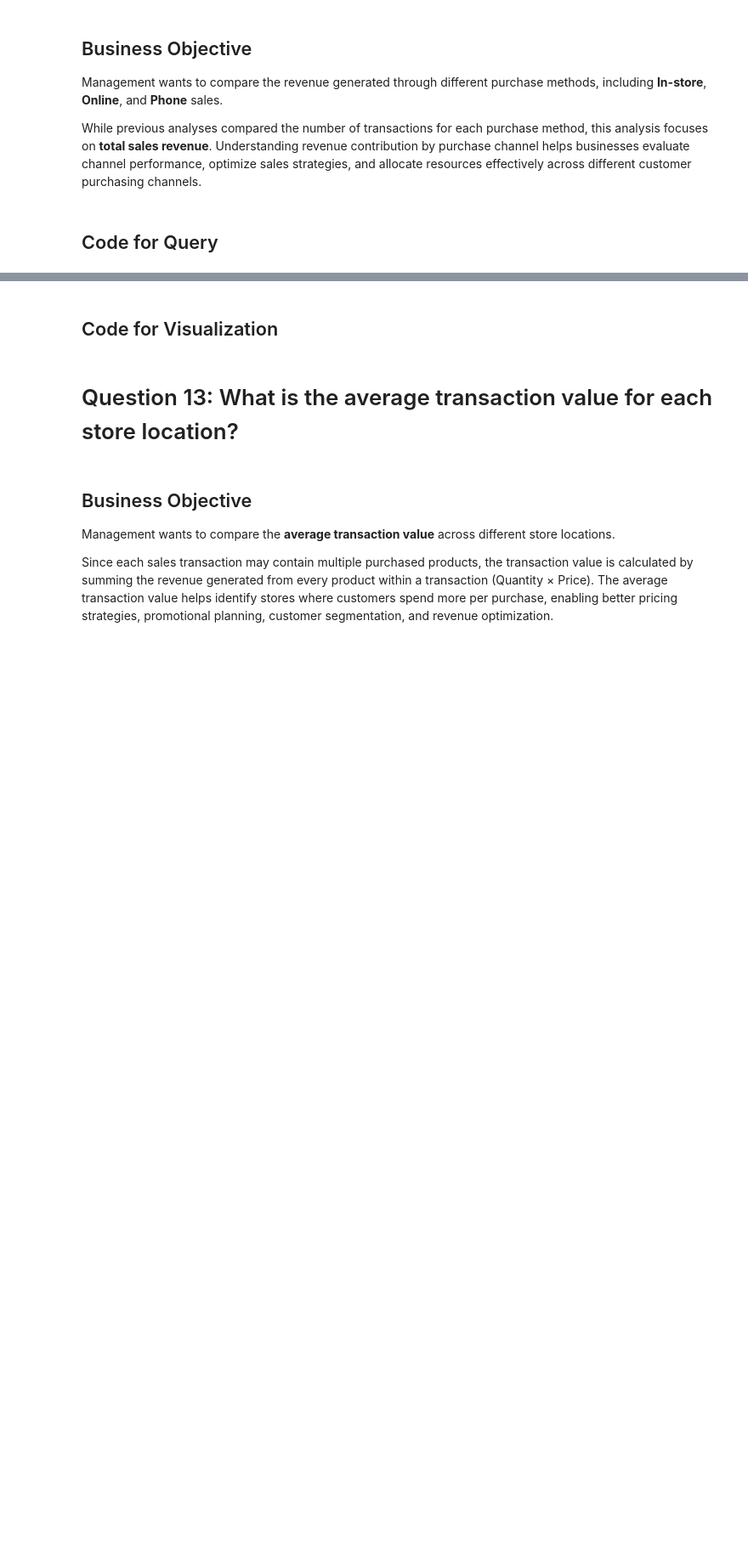
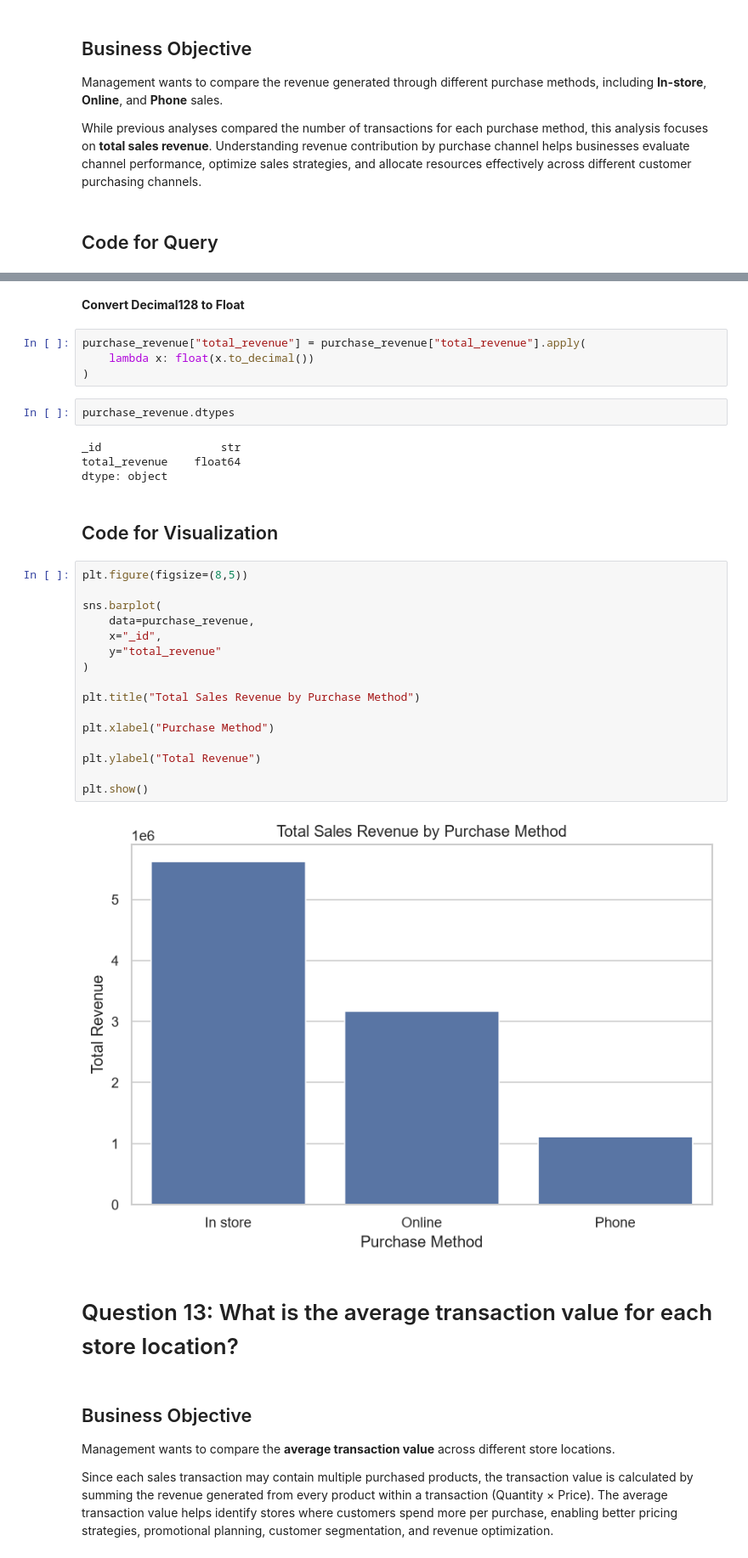
Before and after one commit to thanuja-reddi/MongoDB_EDA_Case_Study, a Jupyter notebook: notebooks/homework_casestudy_questions.ipynb, the cells around one changed output, grey strips where cells are left out. Shown at 85% size. Drawn from its saved outputs; the diff is of its cells as text; blank space fills up the shorter version.

Commit message:
Completed Q12: Purchase method revenue analysis

```diff
--- a/notebooks/homework_casestudy_questions.ipynb
+++ b/notebooks/homework_casestudy_questions.ipynb
@@ -944,5 +979,35 @@ While previous analyses compared the number of transactions for each purchase me
+# %% [markdown]
+**Convert Decimal128 to Float**
+# %%
+purchase_revenue["total_revenue"] = purchase_revenue["total_revenue"].apply(
+    lambda x: float(x.to_decimal())
+)
+# %%
+purchase_revenue.dtypes
+# %% [output]
+_id                  str
+total_revenue    float64
+dtype: object
 # %% [markdown]
 ## Code for Visualization
+# %%
+plt.figure(figsize=(8,5))
+
+sns.barplot(
+    data=purchase_revenue,
+    x="_id",
+    y="total_revenue"
+)
+
+plt.title("Total Sales Revenue by Purchase Method")
+
+plt.xlabel("Purchase Method")
+
+plt.ylabel("Total Revenue")
+
+plt.show()
+# %% [output]
+[figure, added]
 # %% [markdown]
 # Question 13: What is the average transaction value for each store location?
 # %% [markdown]
```
Also changed, not shown: parts of 1 cell of this notebook.
